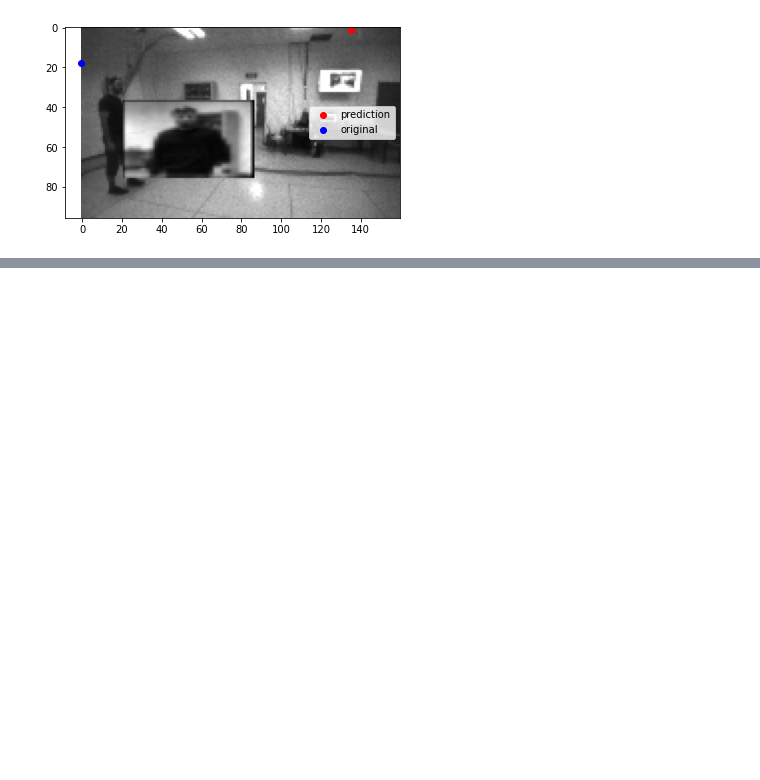
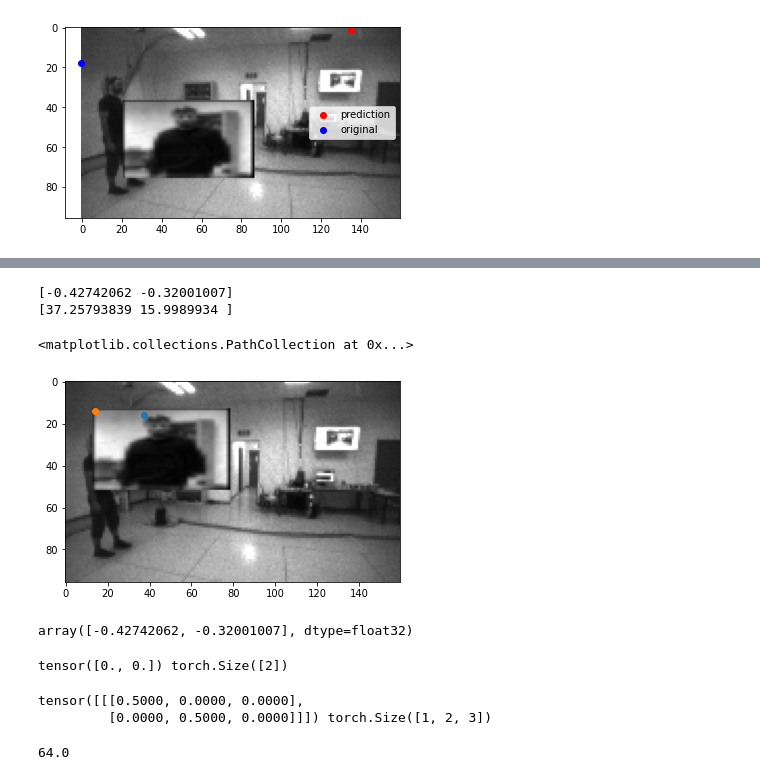
Before and after one commit to natalieh235/flying_adversarial_patch, a Jupyter notebook: misc/custom_patch.ipynb, the cells around one changed output, grey strips where cells are left out. Drawn from its saved outputs; the diff is of its cells as text; code cells hidden in the pictures; blank space fills up the shorter version.

```diff
--- a/misc/custom_patch.ipynb
+++ b/misc/custom_patch.ipynb
@@ -334,3 +335,5 @@ plt.savefig(path+'untargeted_placed.jpg', dpi=200)
 [ 1.2842147  -0.71196073  0.41247308 -0.08204769]
 [2.2260566  1.5140656  0.44586247 0.5643381 ]
 [figure]
+# %%
+images = np.load('/home/pia/Documents/Coding/adversarial_frontnet/eval/only_translation/train_images.npy')
@@ -336,0 +363,22 @@ plt.savefig(path+'untargeted_placed.jpg', dpi=200)
+# %%
+i = 0
+plt.imshow(images[i], cmap='gray')
+print(vectors[i])
+print(([0.8, 0.48] + vectors[i])*100)
+img_vec = ([0.8, 0.48] + vectors[i])*100
+plt.scatter(img_vec[0], img_vec[1])
+plt.scatter(14, 14)
+# %% [output]
+[-0.42742062 -0.32001007]
+[37.25793839 15.9989934 ]
+<matplotlib.collections.PathCollection at 0x...>
+[figure, added]
+# %%
+vectors[0]
+# %% [output]
+array([-0.42742062, -0.32001007], dtype=float32)
+# %%
+translation_vector = torch.tensor([0.0, 0.0])
+print(translation_vector, translation_vector.shape)
+# %% [output]
+tensor([0., 0.]) torch.Size([2])
@@ -336,0 +391,5 @@ plt.savefig(path+'untargeted_placed.jpg', dpi=200)
+# %%
+print(transformation_matrix, transformation_matrix.shape)
+# %% [output]
+tensor([[[0.5000, 0.0000, 0.0000],
+         [0.0000, 0.5000, 0.0000]]]) torch.Size([1, 2, 3])
@@ -336,0 +398,4 @@ plt.savefig(path+'untargeted_placed.jpg', dpi=200)
+# %%
+160*0.4
+# %% [output]
+64.0
```
Also changed, not shown: parts of 11 cells of this notebook.
